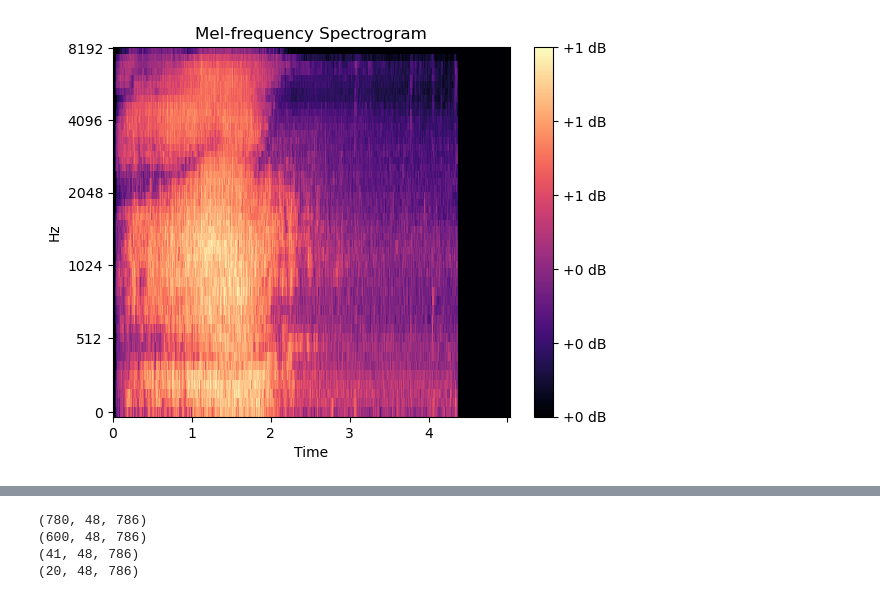
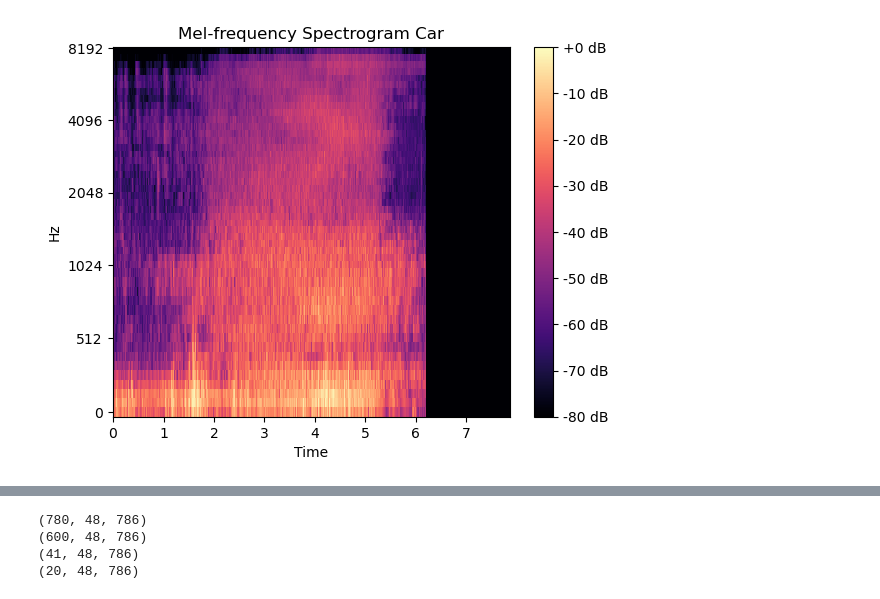
Before and after one commit to JuhaniSa/Car-Tram_classifier, a Jupyter notebook: audio_project_work.ipynb, the cells around one changed output, grey strips where cells are left out. Drawn from its saved outputs; the diff is of its cells as text; code cells hidden in the pictures.

```diff
--- a/audio_project_work.ipynb
+++ b/audio_project_work.ipynb
@@ -196,15 +195,14 @@ car_train_data = car_train_data + car_train_data_aug
 tram_train_data = tram_train_data + tram_train_data_aug
 # %%
 import librosa.display
+y = car_audio[10]
+mel_spec = librosa.feature.melspectrogram(y=y, sr=sample_rate, n_fft=512, hop_length=160, n_mels=48, fmax=8000)
+mel_spec_db = librosa.power_to_db(mel_spec, ref=np.max).T
 fig, ax = plt.subplots()
-x = ["","0", "1", "2", "3", "4"]
-
-img = librosa.display.specshow(car_train_data[7], x_axis='time',
-y_axis='mel', sr=16000, fmax=8000, ax=ax)
-
+img = librosa.display.specshow(mel_spec_db.T,sr=16000, x_axis='time',n_fft=512,hop_length=160,
+y_axis='mel', fmax=8000, ax=ax)
 fig.colorbar(img, ax=ax, format='%+2.0f dB')
-ax.set_xticklabels(x)
-ax.set(title='Mel-frequency Spectrogram')
-plt.savefig('mel_spec.png')
+ax.set(title='Mel-frequency Spectrogram Car')
+plt.savefig('mel_spec_car.png')
 # %% [output]
-[figure, old version]
+[figure, new version]
```
Also changed, not shown: parts of 6 cells of this notebook, 8 other files.
